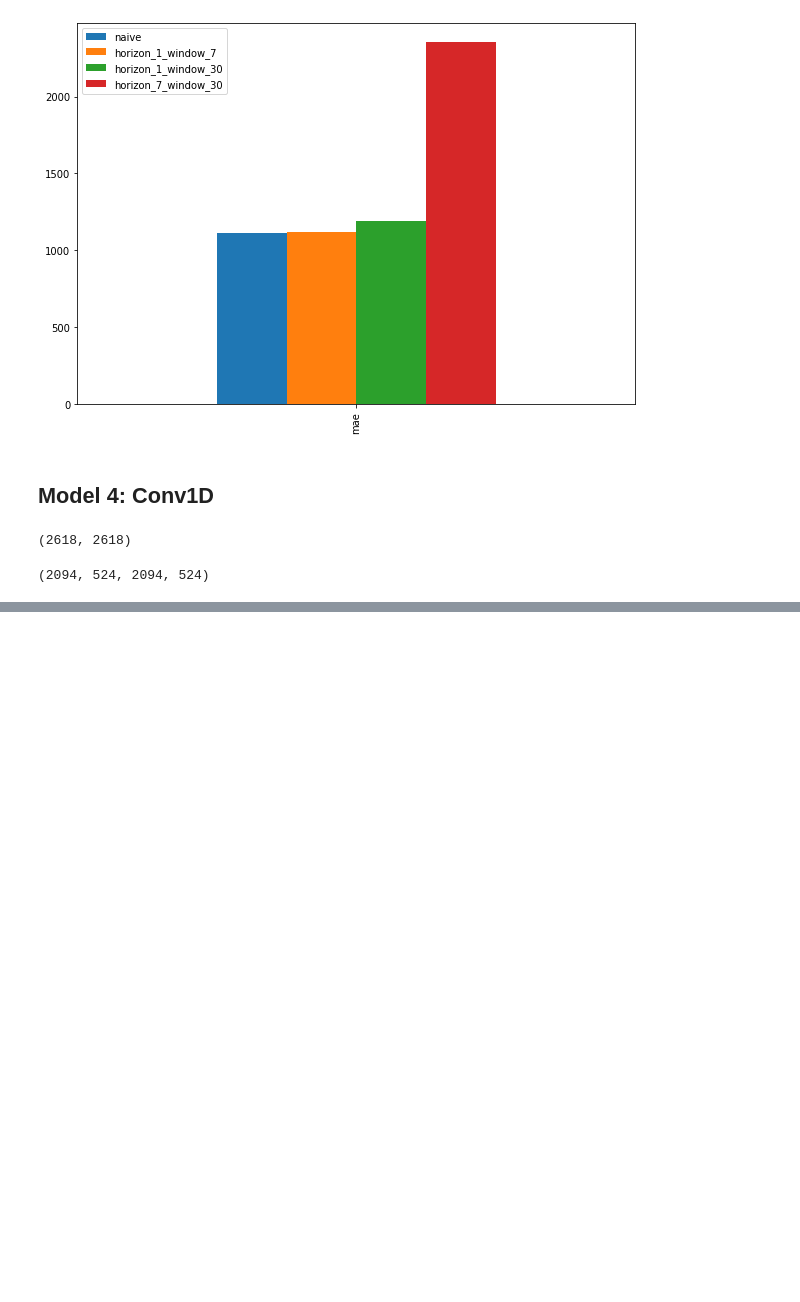
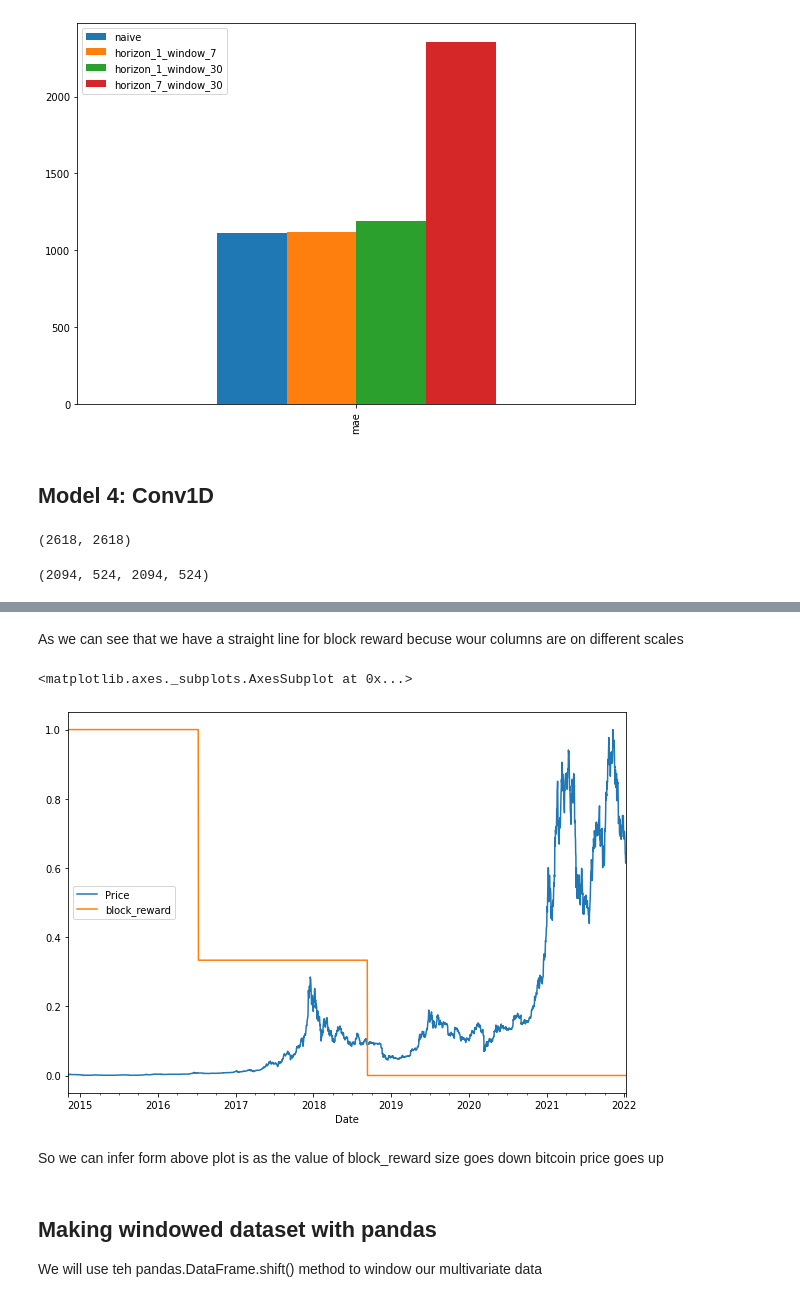
Before and after one commit to Victor1992/Bit_Predict_Regression, a Jupyter notebook: bit_predict_time_series_forecasting_with_tensorflow.ipynb, the cells around one changed output, grey strips where cells are left out. Saved outputs shown, nothing was run; the diff lists cells and outputs as text; code cells hidden in the pictures; blank space fills up the shorter version.

Commit message:
Code for model 6 Dense multivariate

```diff
--- a/bit_predict_time_series_forecasting_with_tensorflow.ipynb
+++ b/bit_predict_time_series_forecasting_with_tensorflow.ipynb
@@ -798,0 +1056,17 @@ len(train_windows), len(test_windows), len(train_labels), len(test_labels)
+# %% [markdown]
+As we can see that we have a straight line for block reward becuse wour columns are on different scales
+# %%
+from sklearn.preprocessing import minmax_scale
+scaled_price_block_df = pd.DataFrame(minmax_scale(bitcoin_prices_block[["Price", "block_reward"]]),
+                                     columns=bitcoin_prices_block.columns,
+                                     index=bitcoin_prices_block.index)
+scaled_price_block_df.plot(figsize=(10,7))
+# %% [output]
+<matplotlib.axes._subplots.AxesSubplot at 0x...>
+[figure, added]
+# %% [markdown]
+ So we can infer form above plot is as the value of block_reward size goes down bitcoin price goes up
+# %% [markdown]
+## Making windowed dataset with pandas
+
+We will use teh pandas.DataFrame.shift() method to window our multivariate data
```
Also changed, not shown: parts of 47 cells of this notebook.
